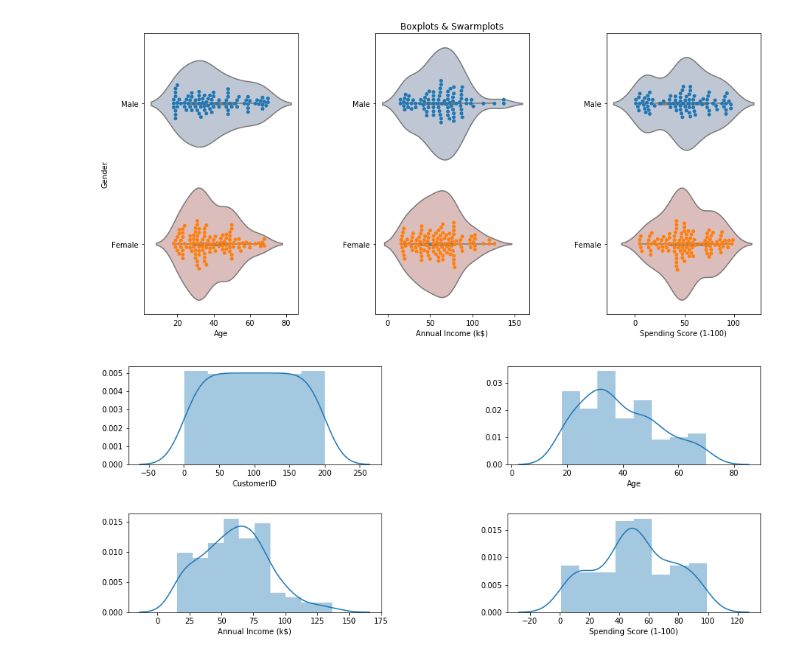
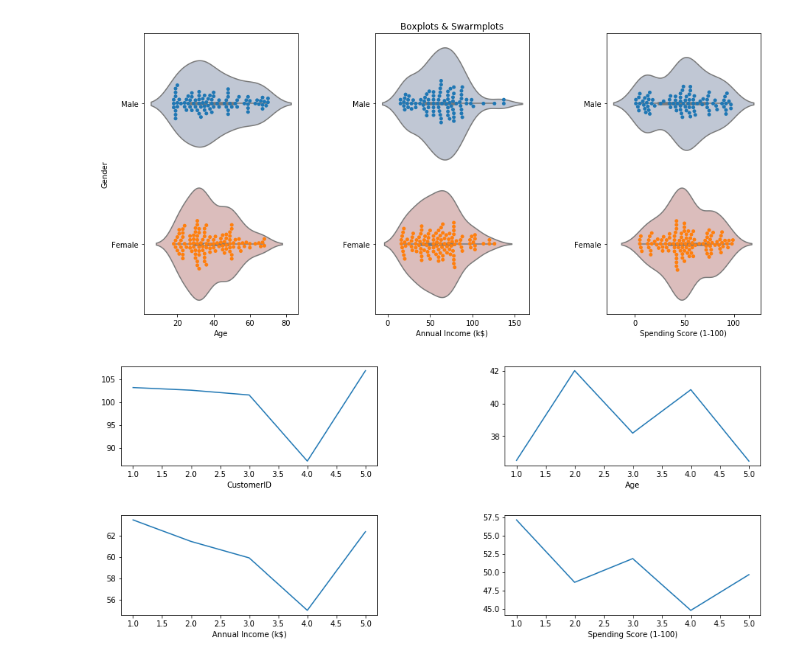
Before and after one commit to vaibagga/Customer-Demographic-Analysis, a Jupyter notebook: demographic visualisation.ipynb, the cells around one changed output. Cells and saved outputs as stored; diff of their text form; code cells hidden in the pictures.

Commit message:
grouped data

```diff
--- a/demographic visualisation.ipynb
+++ b/demographic visualisation.ipynb
@@ -141,13 +141,13 @@ plt.show()
 # %%
 channels = data.groupby(['channel']).mean()
 i = 0
 plt.figure(1 , figsize = (15 , 6))
 for col in channels.columns.values:
     i += 1
     plt.subplot(2, 2, i)
     plt.subplots_adjust(hspace =0.5 , wspace = 0.5)
     plt.xlabel(col)
-    sns.distplot(data[col])
+    plt.plot(channels[col])
 plt.show()
 # %% [output]
-[figure, old version]
+[figure, new version]
```
Also changed, not shown: parts of 1 cell of this notebook.
